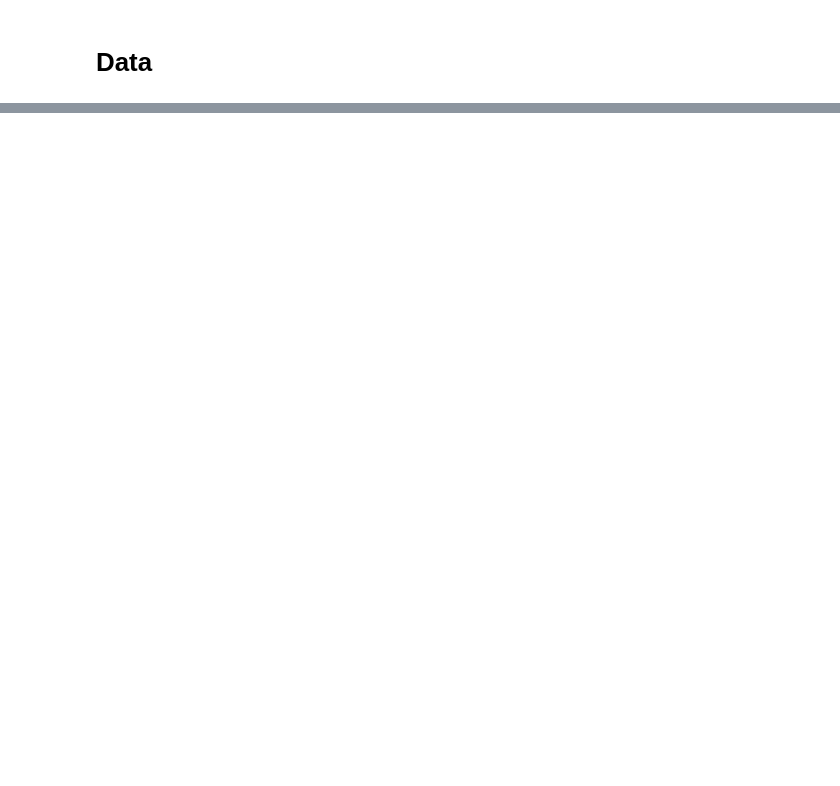
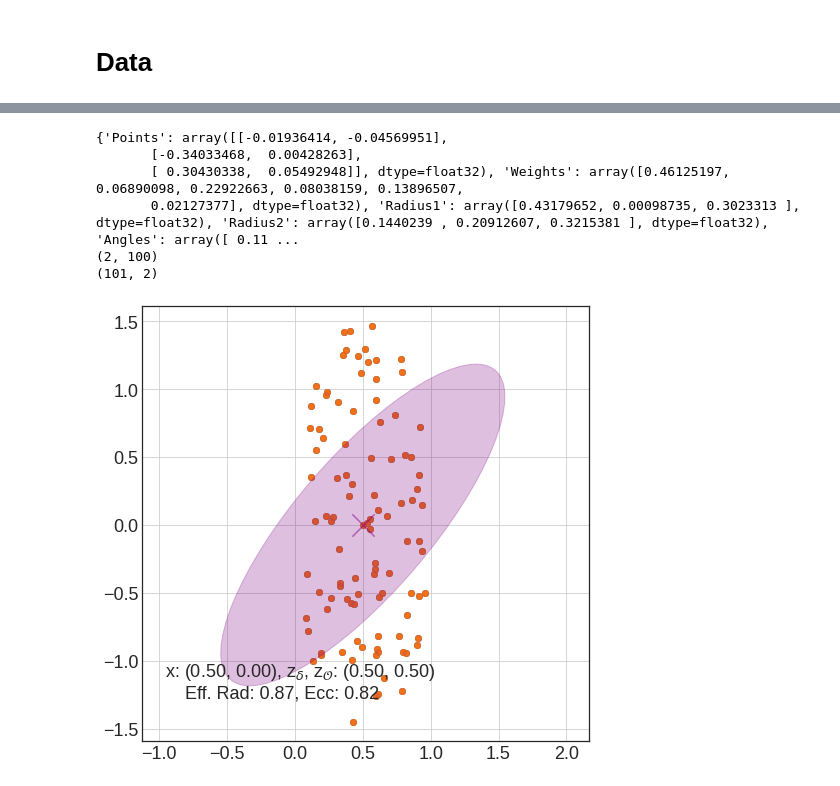
Before and after one commit to rikab/SHAPER, a Jupyter notebook: jets.ipynb, the cells around one changed output, grey strips where cells are left out. Saved outputs shown, nothing was run; the diff lists cells and outputs as text; code cells hidden in the pictures; blank space fills up the shorter version.

```diff
--- a/jets.ipynb
+++ b/jets.ipynb
@@ -267,9 +337,9 @@ param_dict = cms_params["3-Point-Ellipsiness-Plus-Pileup"][0]
 print(param_dict)
 
 param_dict = {"Points" : np.array(((0.5, 0.0),)),
-              "Radius1" : np.array((1.0,)),
+              "Radius1" : np.array((0.5,)),
               "Radius2" : np.array((1.5,)),
-              "Angles" : np.array((0.0,)),
+              "Angles" : np.array((15.0,)),
               "Weights" : np.array((0.5, 0.5))
               }
 
@@ -285,6 +355,12 @@ def point_ellipse_sampler(N, param_dict):
     weights = param_dict["Weights"]
     phi = 2 * np.pi * np.random.rand(num, N)
     r =  np.sqrt(np.random.rand(num, N))
+
+    x0 = radii1[:,None] * np.cos(phi)
+    y0 = radii2[:,None] * np.sin(phi)
+
+    x = x0*np.cos(angles[:,None]) - y0*np.sin(angles[:,None])
+    y = x0*np.sin(angles[:,None]) + x0*np.sin(angles[:,None])
     points = np.stack([ radii1[:,None] * np.cos(phi + angles[:,None]), radii2[:,None] * np.sin(phi + angles[:,None])], axis = 1)   * r[:,None,:] + centers[:,:,None]
 
     points = np.concatenate([point for point in points], axis = 1)
@@ -314,34 +390,43 @@ def point_ellipse_plotter(ax, param_dict):
     # points = points.clone().detach().numpy()
 
     ax.scatter(points[:,0], points[:,1], color = "Purple",  marker = "o", alpha = 0.1)
 
     for i in range(num):
         # Circle
         draw_circle = pltEllipse(centers[i,:], 2*radii1[i], 2*radii2[i], angle = angles[i] * 180 / np.pi, facecolor = "purple", edgecolor = "purple", alpha = 0.25)
         ax.add_artist(draw_circle)
 
 
         # Center
         ax.scatter(centers[i,0], centers[i,1], color = "Purple",  marker = "x", s = 2 * weights[i] * 500/np.sum(weights), alpha = 0.5)
 
         # Text
         eccentricity = np.sqrt(1 - min(radii1[i], radii2[i]) / max(radii1[i], radii2[i]))
         if num > 1:
             s = "%d) " % (num - i)
         else:
             s = ""
         plt.text(0.05, 0.15 + 0.10*i, s + r"x: (%.2f, %.2f), z$_\delta$, z$_\mathcal{O}$: (%.2f, %.2f)" % (centers[i,0], centers[i,1], weights[i], weights[i+num], ), fontsize = 18, transform = plt.gca().transAxes)
         plt.text(0.05, 0.10 + 0.10*i, r"    Eff. Rad: %.2f, Ecc: %.2f" % (np.sqrt(radii1[i] * radii2[i]), eccentricity), fontsize = 18, transform = plt.gca().transAxes)
 
 
 
 
 
 
 fig, ax = plt.subplots(figsize = (8,8))
+ax.axis("equal")
 point_ellipse_plotter(ax, param_dict)
-
+plt.grid()
 plt.show()
+# %% [output]
+{'Points': array([[-0.01936414, -0.04569951],
+       [-0.34033468,  0.00428263],
+       [ 0.30430338,  0.05492948]], dtype=float32), 'Weights': array([0.46125197, 0.06890098, 0.22922663, 0.08038159, 0.13896507,
+       0.02127377], dtype=float32), 'Radius1': array([0.43179652, 0.00098735, 0.3023313 ], dtype=float32), 'Radius2': array([0.1440239 , 0.20912607, 0.3215381 ], dtype=float32), 'Angles': array([ 0.11 ...
+(2, 100)
+(101, 2)
+[figure, added]
 # %%
 def load_params_from_batches(set, batches):
 
```
Also changed, not shown: parts of 4 cells of this notebook, 1 other file.
